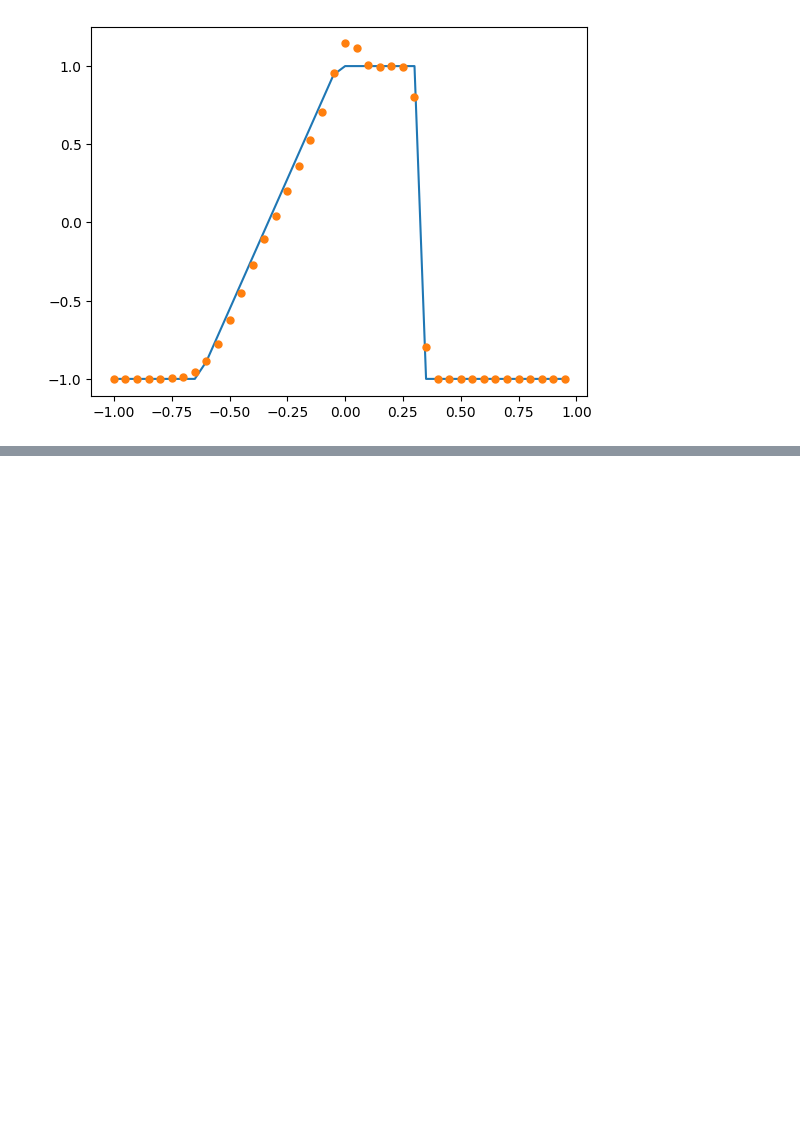
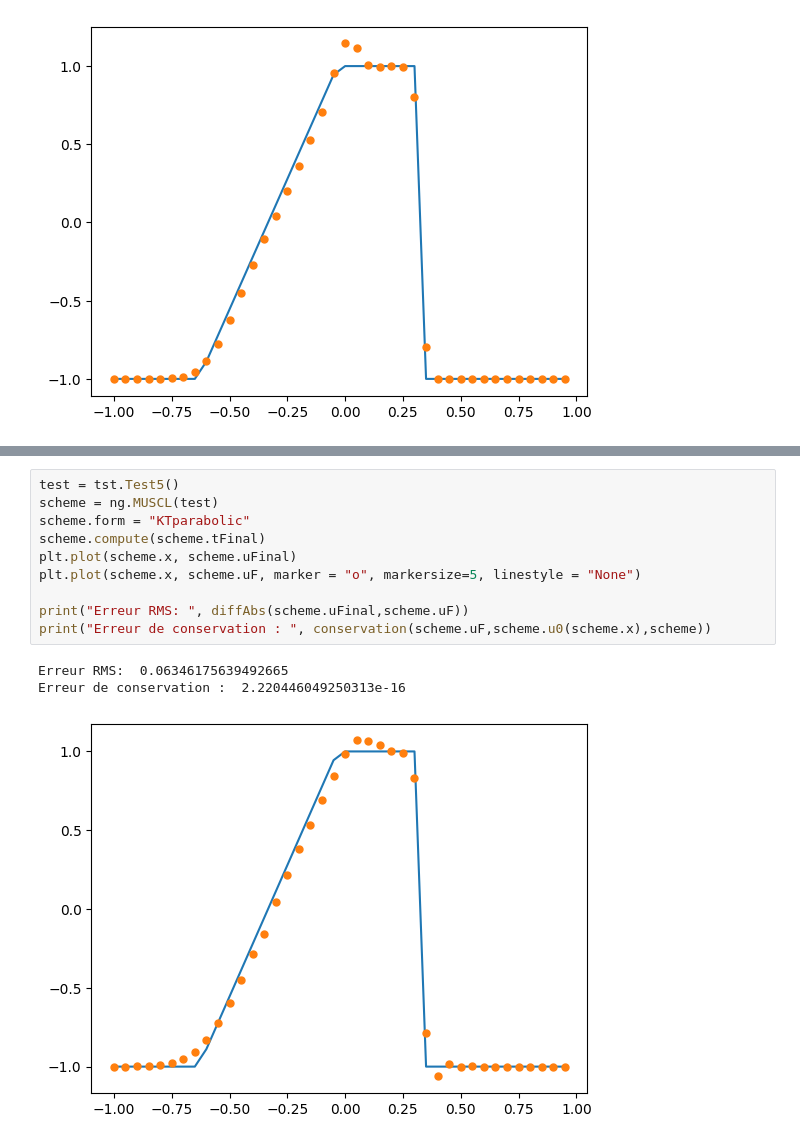
Before and after one commit to avovitab/Smets, a Jupyter notebook: notebook.ipynb, the cells around one changed output, grey strips where cells are left out. Saved outputs shown, nothing was run; the diff lists cells and outputs as text; blank space fills up the shorter version.

```diff
--- a/notebook.ipynb
+++ b/notebook.ipynb
@@ -176,0 +198,14 @@ Diminuer le CFL nous permet d'utiliser le schéma d'intégration original, en un
+# %%
+test = tst.Test5()
+scheme = ng.MUSCL(test)
+scheme.form = "KTparabolic"
+scheme.compute(scheme.tFinal)
+plt.plot(scheme.x, scheme.uFinal)
+plt.plot(scheme.x, scheme.uF, marker = "o", markersize=5, linestyle = "None")
+
+print("Erreur RMS: ", diffAbs(scheme.uFinal,scheme.uF))
+print("Erreur de conservation : ", conservation(scheme.uF,scheme.u0(scheme.x),scheme))
+# %% [output]
+Erreur RMS:  0.06346175639492665
+Erreur de conservation :  2.220446049250313e-16
+[figure, added]
```
Also changed, not shown: parts of 5 cells of this notebook, 1 other file.
